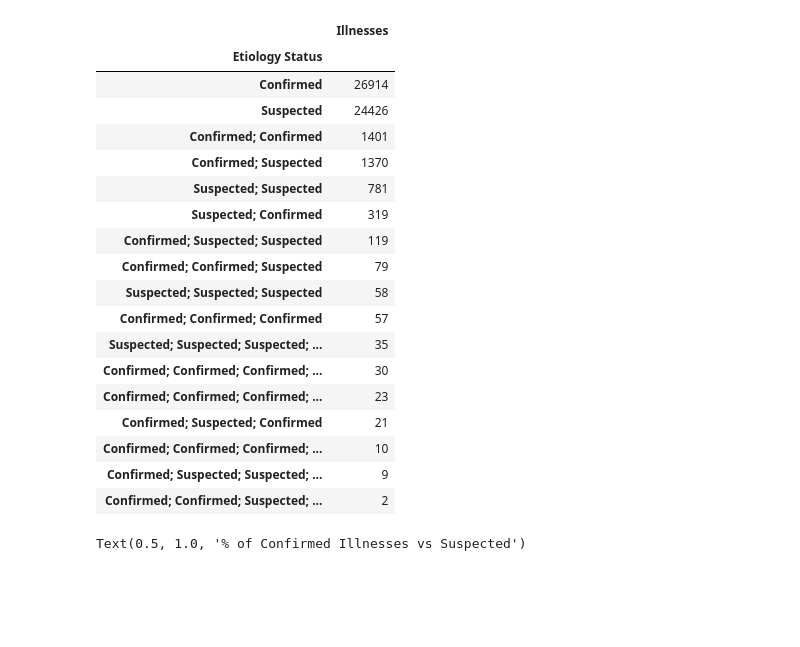
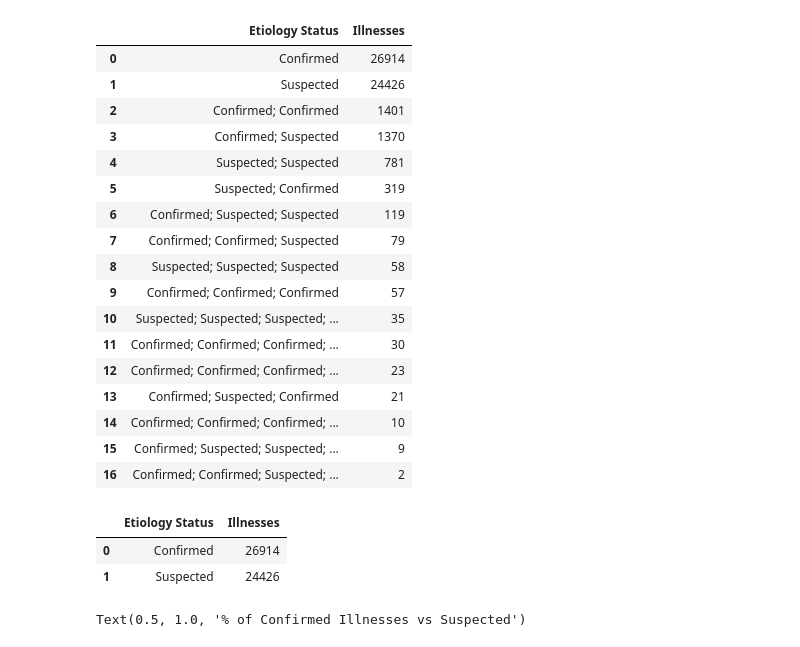
Before and after one commit to InsomniYak28/group_project_1, a Jupyter notebook: group_proj_Michaela.ipynb, the cells around one changed output. Drawn from its saved outputs; the diff is of its cells as text; code cells hidden in the pictures; blank space fills up the shorter version.

```diff
--- a/group_proj_Michaela.ipynb
+++ b/group_proj_Michaela.ipynb
@@ -37,30 +45,34 @@ The settings are: ['Other, specify' 'School/college/university'
 # %%
 #sort illnesses by confirmed or suspected status
 etio_status = outbreak.groupby("Etiology Status")["Illnesses"].sum()
-etio_status_df = pd.DataFrame(etio_status).sort_values(by="Illnesses",ascending=False)
+etio_status_df = pd.DataFrame(etio_status).sort_values(by="Illnesses",ascending=False).reset_index()
 etio_status_df
 # %% [output]
-|  | Illnesses |
-| Etiology Status |  |
-| Confirmed | 26914 |
-| Suspected | 24426 |
-| Confirmed; Confirmed | 1401 |
-| Confirmed; Suspected | 1370 |
-| Suspected; Suspected | 781 |
-| Suspected; Confirmed | 319 |
-| Confirmed; Suspected; Suspected | 119 |
-| Confirmed; Confirmed; Suspected | 79 |
-| Suspected; Suspected; Suspected | 58 |
-| Confirmed; Confirmed; Confirmed | 57 |
-| Suspected; Suspected; Suspected; ... | 35 |
-| Confirmed; Confirmed; Confirmed; ... | 30 |
-| Confirmed; Confirmed; Confirmed; ... | 23 |
-| Confirmed; Suspected; Confirmed | 21 |
-| Confirmed; Confirmed; Confirmed; ... | 10 |
-| Confirmed; Suspected; Suspected; ... | 9 |
-| Confirmed; Confirmed; Suspected; ... | 2 |
+|  | Etiology Status | Illnesses |
+| 0 | Confirmed | 26914 |
+| 1 | Suspected | 24426 |
+| 2 | Confirmed; Confirmed | 1401 |
+| 3 | Confirmed; Suspected | 1370 |
+| 4 | Suspected; Suspected | 781 |
+| 5 | Suspected; Confirmed | 319 |
+| 6 | Confirmed; Suspected; Suspected | 119 |
+| 7 | Confirmed; Confirmed; Suspected | 79 |
+| 8 | Suspected; Suspected; Suspected | 58 |
+| 9 | Confirmed; Confirmed; Confirmed | 57 |
+| 10 | Suspected; Suspected; Suspected; ... | 35 |
+| 11 | Confirmed; Confirmed; Confirmed; ... | 30 |
+| 12 | Confirmed; Confirmed; Confirmed; ... | 23 |
+| 13 | Confirmed; Suspected; Confirmed | 21 |
+| 14 | Confirmed; Confirmed; Confirmed; ... | 10 |
+| 15 | Confirmed; Suspected; Suspected; ... | 9 |
+| 16 | Confirmed; Confirmed; Suspected; ... | 2 |
 # %%
 #drop rows with multiple etiologies
-etio_status_df.drop(etio_status_df[etio_status_df.Illnesses < 1458].index, inplace=True)
+df2 = etio_status_df.drop(etio_status_df[etio_status_df.Illnesses < 1458].index)
+df2
+# %% [output]
+|  | Etiology Status | Illnesses |
+| 0 | Confirmed | 26914 |
+| 1 | Suspected | 24426 |
 # %%
 #percent of Illnesses confirmed vs suspected
```
Also changed, not shown: parts of 20 cells of this notebook.
